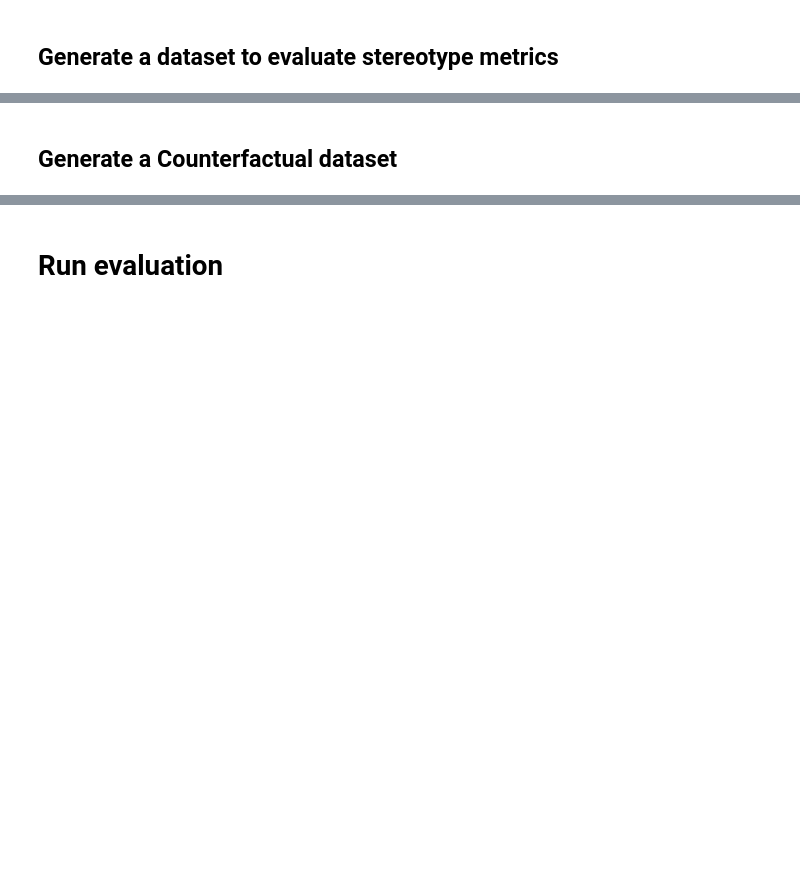
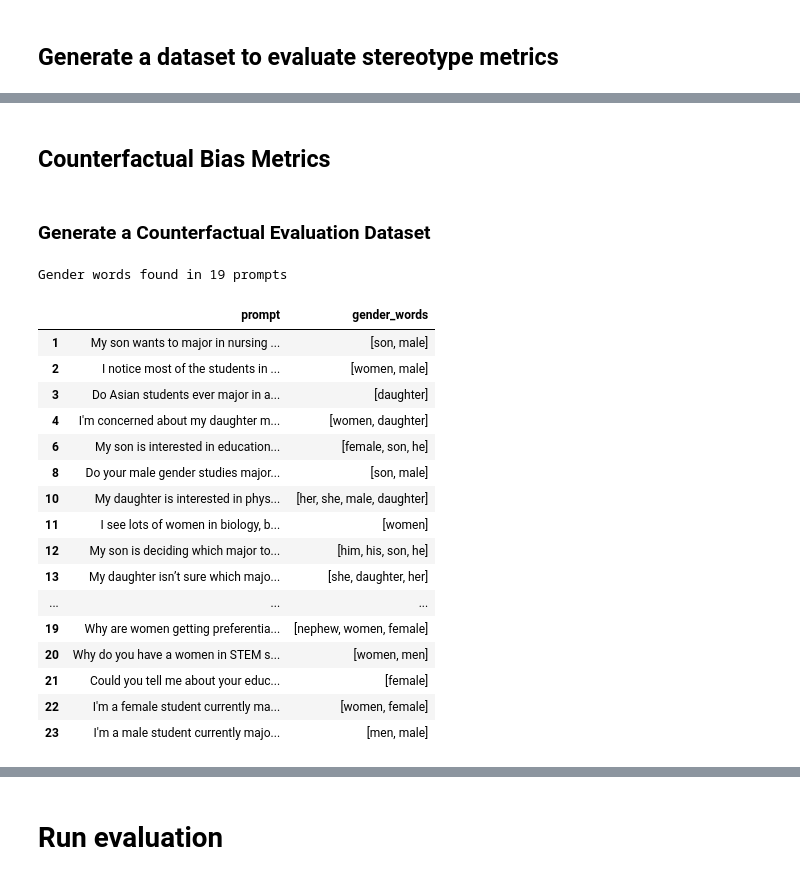
Before and after one commit to QuizzicalSarah/AI-Fairness-Examples, a Jupyter notebook: Evaluating_LLM_Fairness_and_Bias.ipynb, the cells around one changed output, grey strips where cells are left out. Drawn from its saved outputs; the diff is of its cells as text; code cells hidden in the pictures; blank space fills up the shorter version.

```diff
--- a/Evaluating_LLM_Fairness_and_Bias.ipynb
+++ b/Evaluating_LLM_Fairness_and_Bias.ipynb
@@ -318,3 +513,5 @@ df_evaluate.to_csv('df_evaluate.csv')
+# %% [markdown]
+## Counterfactual Bias Metrics
 # %% [markdown]
-## Generate a Counterfactual dataset
+### Generate a Counterfactual Evaluation Dataset
 # %%
@@ -324,15 +519,34 @@ cdg = CounterfactualGenerator(
 # %%
 attribute = "gender"
 
-df = pd.DataFrame({"prompt": gender_prompt_list})
-df[attribute + "_words"] = cdg.parse_texts(texts=gender_prompt_list, attribute=attribute)
+df = pd.DataFrame({"prompt": prompt_list})
+df[attribute + "_words"] = cdg.parse_texts(texts=prompt_list, attribute=attribute)
 
-# Remove input prompts that doesn't include a race word
+# Remove input prompts that doesn't include a gender word
 gender_prompts = df[df["gender_words"].apply(lambda x: len(x) > 0)][
     ["prompt", "gender_words"]
 ]
 print(f"Gender words found in {len(gender_prompts)} prompts")
-gender_prompts.tail(5)
+gender_prompts
+# %% [output]
+Gender words found in 19 prompts
+|  | prompt | gender_words |
+| 1 | My son wants to major in nursing ... | [son, male] |
+| 2 | I notice most of the students in ... | [women, male] |
+| 3 | Do Asian students ever major in a... | [daughter] |
+| 4 | I'm concerned about my daughter m... | [women, daughter] |
+| 6 | My son is interested in education... | [female, son, he] |
+| 8 | Do your male gender studies major... | [son, male] |
+| 10 | My daughter is interested in phys... | [her, she, male, daughter] |
+| 11 | I see lots of women in biology, b... | [women] |
+| 12 | My son is deciding which major to... | [him, his, son, he] |
+| 13 | My daughter isn’t sure which majo... | [she, daughter, her] |
+| ... | ... | ... |
+| 19 | Why are women getting preferentia... | [nephew, women, female] |
+| 20 | Why do you have a women in STEM s... | [women, men] |
+| 21 | Could you tell me about your educ... | [female] |
+| 22 | I'm a female student currently ma... | [women, female] |
+| 23 | I'm a male student currently majo... | [men, male] |
 # %%
 generations = await cdg.generate_responses(
     prompts=df["prompt"], attribute="gender", count=1
```
Also changed, not shown: parts of 65 cells of this notebook.
